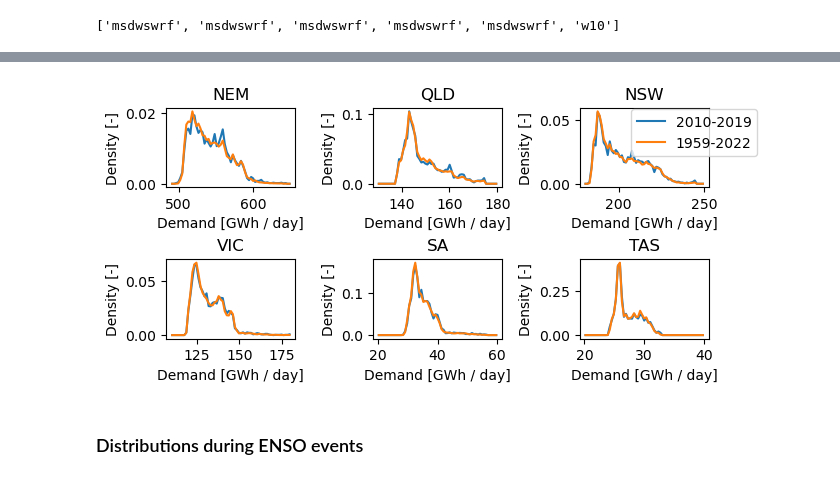
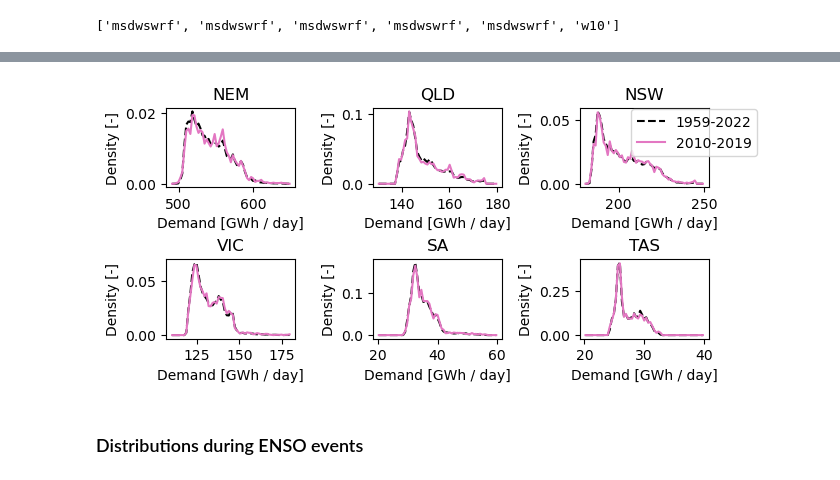
Before and after one commit to dougrichardson/demand_model, a Jupyter notebook: 17_analyse_detrended_NEM_ERA5.ipynb, the cells around one changed output, grey strips where cells are left out. Saved outputs shown, nothing was run; the diff lists cells and outputs as text; code cells hidden in the pictures.

```diff
--- a/17_analyse_detrended_NEM_ERA5.ipynb
+++ b/17_analyse_detrended_NEM_ERA5.ipynb
@@ -301,8 +301,9 @@ def plot_hist(ax, histograms, labels, xlabel, colors=["tab:blue", "tab:orange"])
     """
     Plot histograms
     """
-    for hist, label, color in zip(histograms, labels, colors):
-        hist.plot(ax=ax, color=color, label=label)
+    linestyles = ["--", "-"]
+    for hist, label, color, ls in zip(histograms, labels, colors, linestyles):
+        hist.plot(ax=ax, color=color, label=label, ls=ls)
     ax.set_ylabel("Density [-]")
     ax.set_xlabel(xlabel)
 # %%
@@ -378,20 +328,23 @@ plt.tight_layout()
 # %%
 fig, ax = plt.subplots(2, 3, figsize=(7,3))
 
 for i, r in enumerate(regions):
     # Demand histograms
     hists = [
-        get_hist(pred_ds[r]["demand"].sel(time=slice("2010", "2019")) / 1000),
-        get_hist(pred_ds[r]["demand"].sel(time=slice("1959", "2022")) / 1000)
+        get_hist(pred_ds[r]["demand"].sel(time=slice("1959", "2022")) / 1000),
+        get_hist(pred_ds[r]["demand"].sel(time=slice("2010", "2019")) / 1000)
     ]
-    plot_hist(ax.flatten()[i], hists, ["2010-2019", "1959-2022"], "Demand [GWh / day]")
+    plot_hist(ax.flatten()[i], hists, ["1959-2022", "2010-2019"],
+              "Demand [GWh / day]", colors=["k", "tab:pink"])
 
     ax.flatten()[i].set_title(r)
 
 ax[0,2].legend(loc=(0.4, 0.4))
 plt.subplots_adjust(wspace=0.6, hspace=0.9)
+
+plt.savefig("figures/demand_long_vs_short.pdf", format="pdf", bbox_inches="tight")
 # %% [output]
-[figure, old version]
+[figure, new version]
 # %% [markdown]
 ### Distributions during ENSO events
 # %% [markdown]
```
Also changed, not shown: parts of 3 cells of this notebook, 2 other files.
